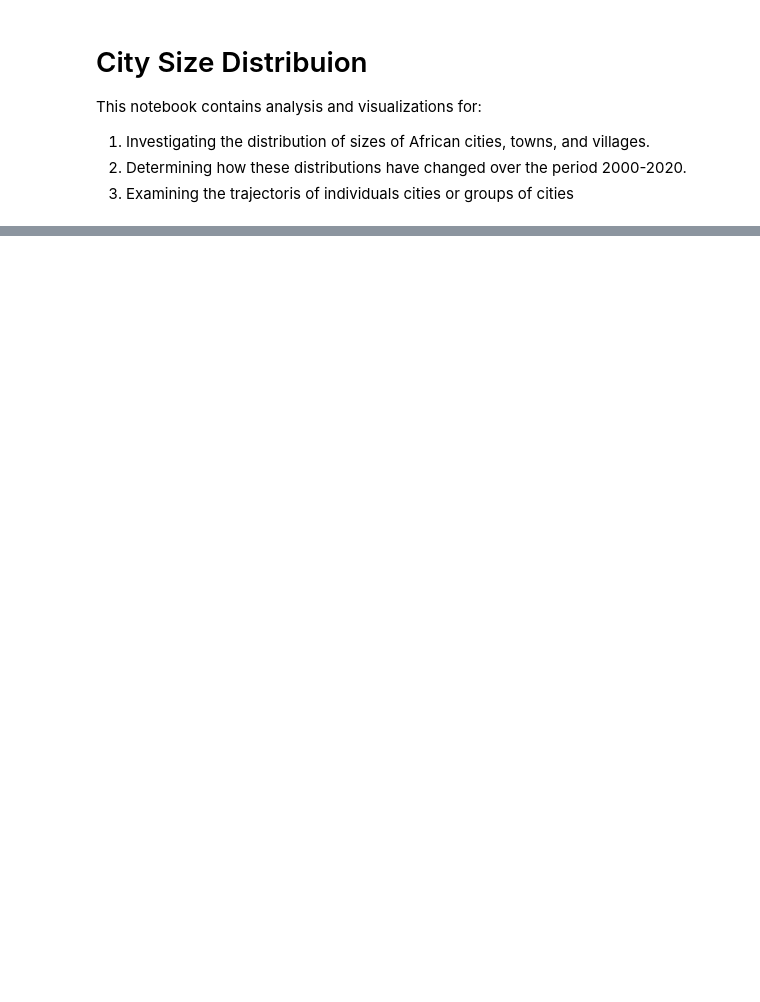
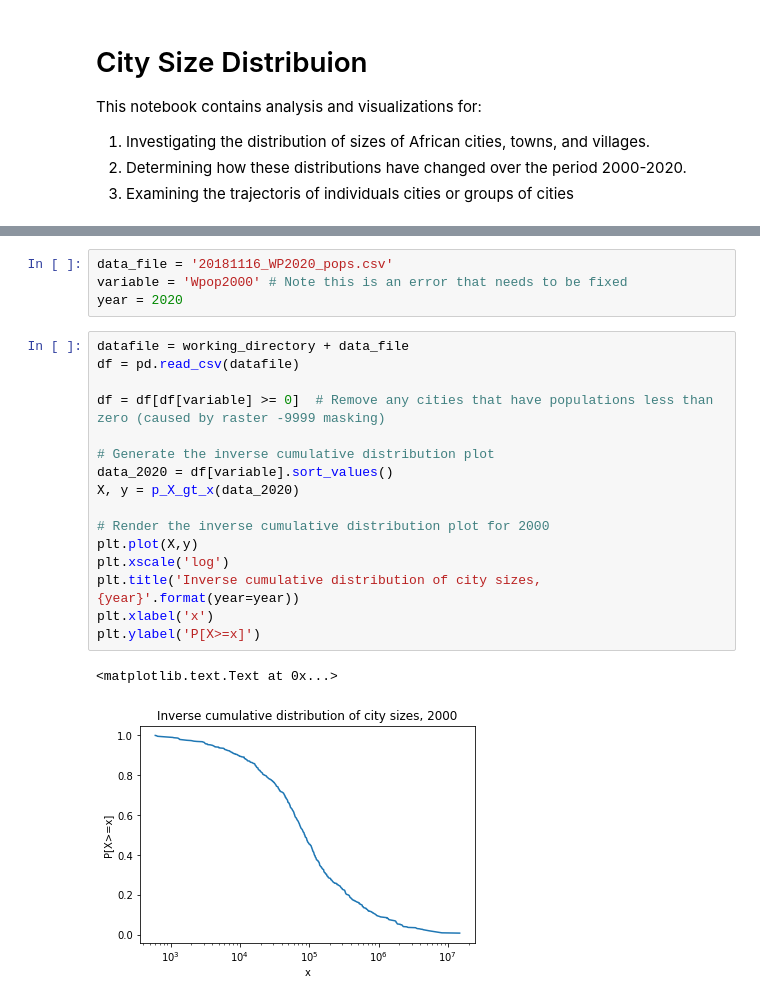
Before and after one commit to cascadet/AfricaUrbanPop, a Jupyter notebook: notebooks/jupyter/City Size Distribution Analysis.ipynb, the cells around one changed output, grey strips where cells are left out. Drawn from its saved outputs; the diff is of its cells as text; blank space fills up the shorter version.

```diff
--- a/notebooks/jupyter/City Size Distribution Analysis.ipynb
+++ b/notebooks/jupyter/City Size Distribution Analysis.ipynb
@@ -16,0 +49,23 @@ ImportError: No module named 'pandas'
+# %%
+data_file = '20181116_WP2020_pops.csv'
+variable = 'Wpop2000' # Note this is an error that needs to be fixed
+year = 2020
+# %%
+datafile = working_directory + data_file
+df = pd.read_csv(datafile)
+
+df = df[df[variable] >= 0]  # Remove any cities that have populations less than zero (caused by raster -9999 masking)
+
+# Generate the inverse cumulative distribution plot
+data_2020 = df[variable].sort_values()
+X, y = p_X_gt_x(data_2020)
+
+# Render the inverse cumulative distribution plot for 2000
+plt.plot(X,y)
+plt.xscale('log')
+plt.title('Inverse cumulative distribution of city sizes, {year}'.format(year=year))
+plt.xlabel('x')
+plt.ylabel('P[X>=x]')
+# %% [output]
+<matplotlib.text.Text at 0x...>
+[figure, added]
```
Also changed, not shown: parts of 9 cells of this notebook, 1 other file.
